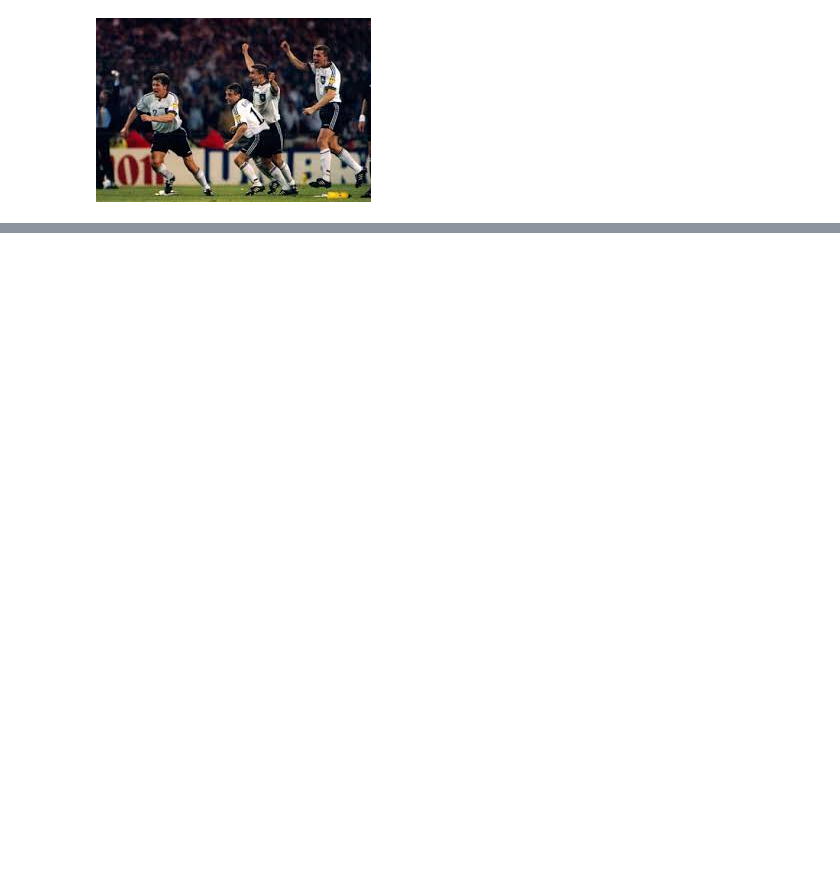
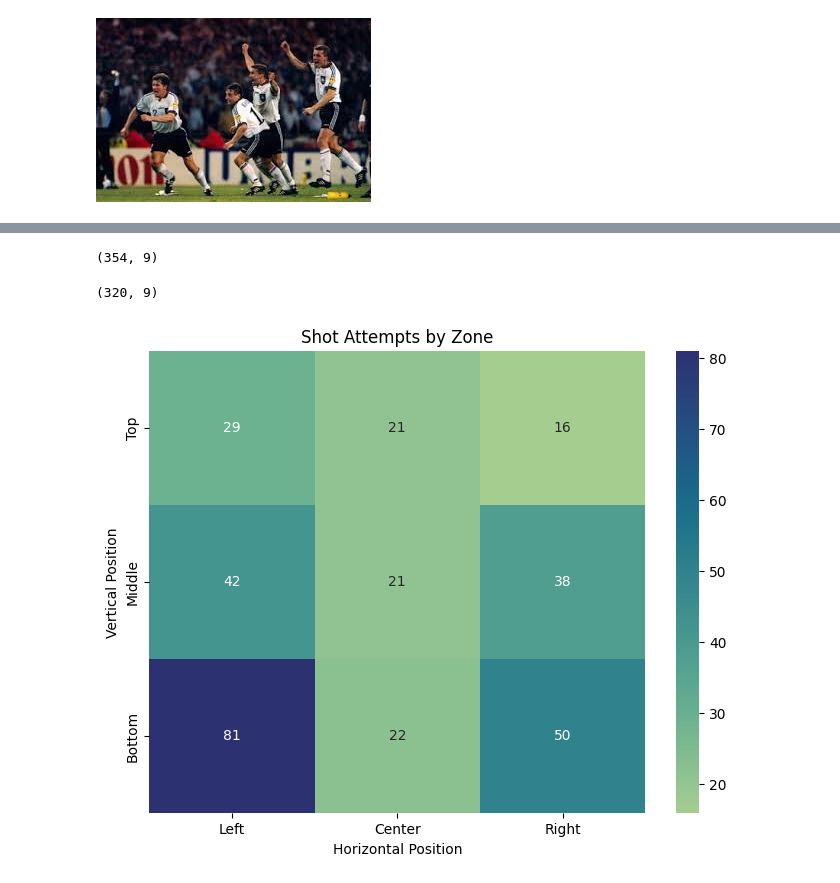
Before and after one commit to RolfeySBG/coffee-and-coding, a Jupyter notebook: Football Data with Pandas/walkthrough.ipynb, the cells around one changed output, grey strips where cells are left out. Cells and saved outputs as stored; diff of their text form; code cells hidden in the pictures; blank space fills up the shorter version.

```diff
--- a/Football Data with Pandas/walkthrough.ipynb
+++ b/Football Data with Pandas/walkthrough.ipynb
@@ -233,0 +184,3 @@ If more data were collected:
+# %%
+df = pd.read_csv('WorldCupShootouts.csv')
+df.head()
@@ -233,0 +214,9 @@ If more data were collected:
+# %%
+print(df.shape)
+# %% [output]
+(354, 9)
+# %%
+df = df.dropna()
+print(df.shape)
+# %% [output]
+(320, 9)
@@ -233,0 +244,16 @@ If more data were collected:
+# %%
+# Calculate shots zone
+zone_shots_heatmap = df.groupby('Zone').size().reset_index()
+
+# Convert zone_shots_heatmap into a 3x3 matrix for heatmap
+heatmap_data = zone_shots_heatmap.set_index('Zone').values.reshape(3, 3)
+
+# Plot heatmap
+plt.figure(figsize=(8, 6))
+sns.heatmap(heatmap_data, annot=True, cmap='crest', xticklabels=['Left', 'Center', 'Right'], yticklabels=['Top', 'Middle', 'Bottom'])
+plt.title('Shot Attempts by Zone')
+plt.xlabel('Horizontal Position')
+plt.ylabel('Vertical Position')
+plt.show()
+# %% [output]
+[figure, added]
```
Also changed, not shown: parts of 63 cells of this notebook, 2 other files.
